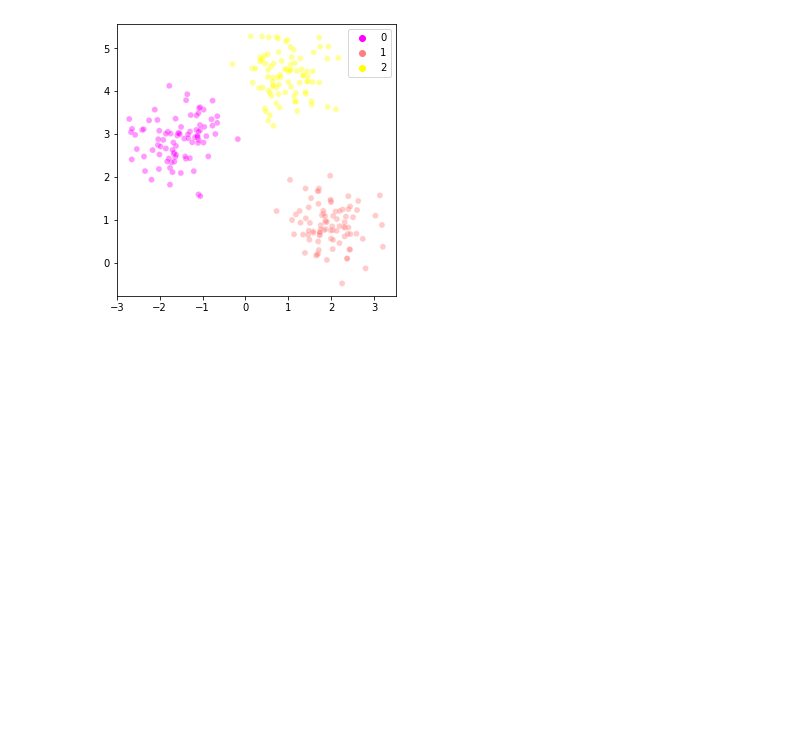
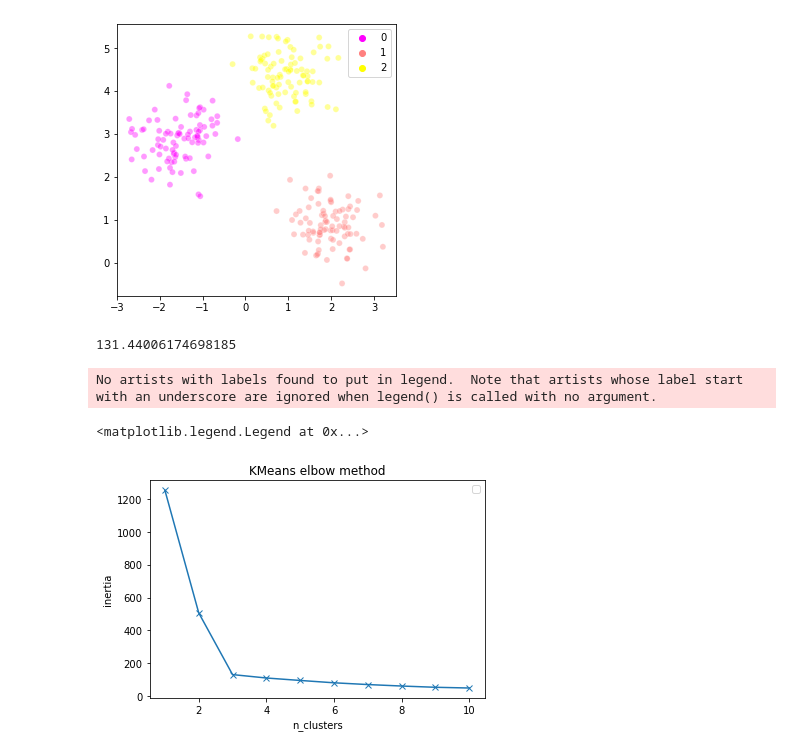
Before and after one commit to mtk0516/mlmaster, a Jupyter notebook: Section-11.ipynb, the cells around one changed output. Cells and saved outputs as stored; diff of their text form; code cells hidden in the pictures; blank space fills up the shorter version.

```diff
--- a/Section-11.ipynb
+++ b/Section-11.ipynb
@@ -49,3 +49,32 @@ sns.scatterplot(X[:,0],X[:,1],hue=y_km,marker='o',palette='spring',alpha=.4)
 # %% [output]
 <AxesSubplot:>
 [figure]
+# %%
+#KMeanのイナーシャ(各クラスタに属すると判定された点たちの、クラスタ重心とのユークリッド距離の和)
+print(km.inertia_)
+# %% [output]
+131.44006174698185
+# %%
+#エルボー法で、n_clustersはどの値にするのが良いか(つまりinertiaが急に減り始めるのはどのn_clusterからなのか？)
+inertias = []
+for i in range(1,11):
+    km = KMeans(n_clusters=i,
+                init='k-means++',
+                n_init=15,
+                max_iter=500,
+                random_state=0)
+
+    km.fit(X)
+    inertias.append(km.inertia_)
+
+plt.plot(range(1,11),inertias,marker='x')
+plt.title('KMeans elbow method')
+plt.xlabel('n_clusters')
+plt.ylabel('inertia')
+plt.legend()
+#この結果を見ると、クラスタ数は3から急にエルボーが落ち込んでいるのであり、それ以上クラスタ数を増やしても大してイナーシャは減っていないこと
+#がわかる。つまり最適なクラスタ数は3くらいかな？とおもわれ。
+# %% [output]
+No artists with labels found to put in legend.  Note that artists whose label start with an underscore are ignored when legend() is called with no argument.
+<matplotlib.legend.Legend at 0x...>
+[figure, added]
```
